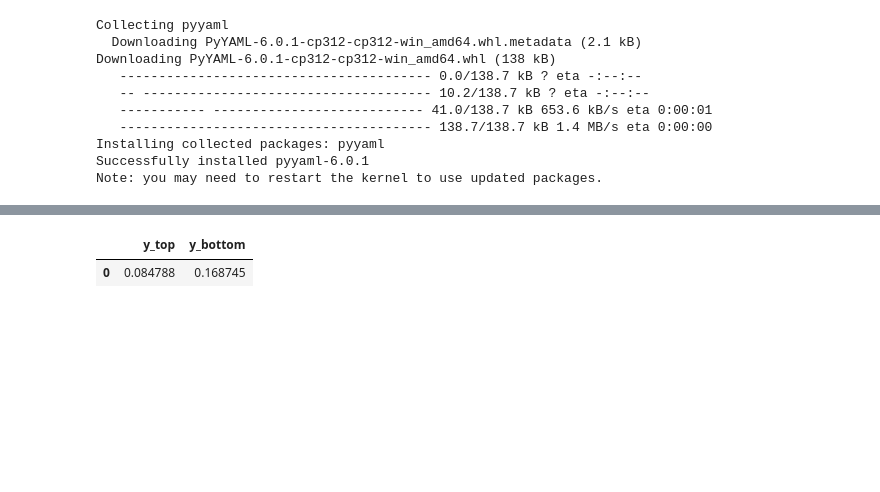
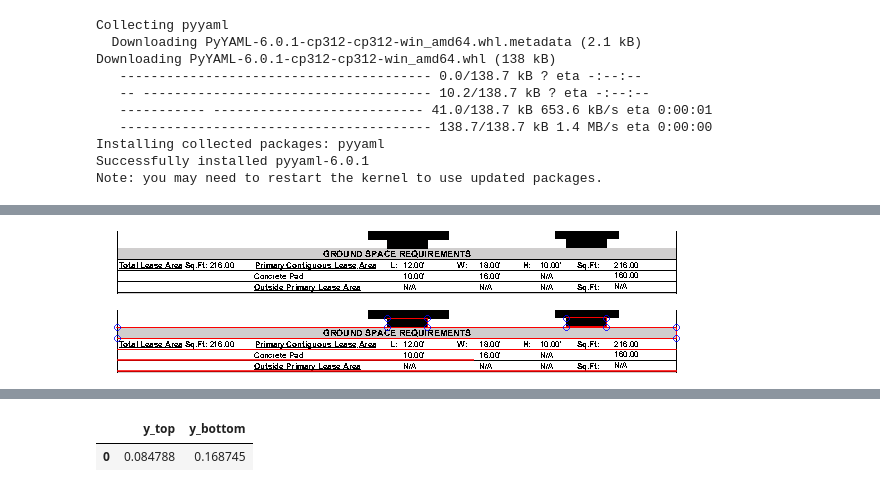
Before and after one commit to daltondm/OCR_for_telecommunications_quality_assurance, a Jupyter notebook: extract_from_digital_pdf.ipynb, the cells around one changed output, grey strips where cells are left out. Drawn from its saved outputs; the diff is of its cells as text; code cells hidden in the pictures; blank space fills up the shorter version.

```diff
--- a/extract_from_digital_pdf.ipynb
+++ b/extract_from_digital_pdf.ipynb
@@ -265,0 +337,19 @@ page = 0, ypos=645.416, type=<class 'pdfminer.layout.LTLine'>
+# %%
+# table_crop = table_page.within_bbox((0, 35, table_page.width, 65))
+table_crop = table_page.within_bbox((0, .11*table_page.height, table_page.width, .19*table_page.height))
+tmp = table_crop.to_image()
+tmp
+# Extract the appropriate table
+# tmp = []
+# %% [output]
+[figure, added]
+# %%
+table_settings = {
+    "vertical_strategy": "lines",
+    "horizontal_strategy": "lines",
+    "snap_y_tolerance": 5,
+    "intersection_x_tolerance": 5,
+}
+tmp.reset().debug_tablefinder(table_settings)
+# %% [output]
+[figure, added]
```
Also changed, not shown: parts of 18 cells of this notebook.
